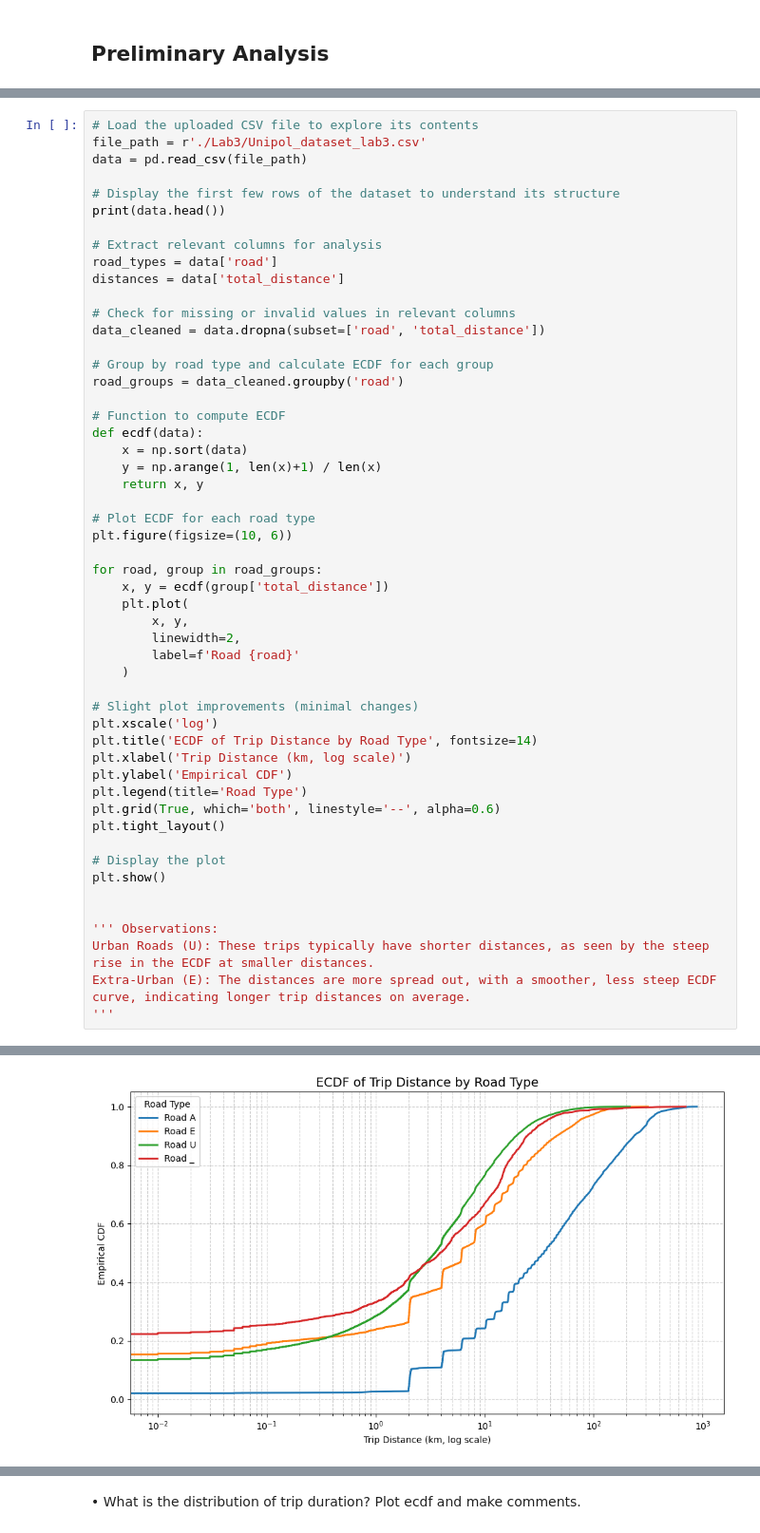
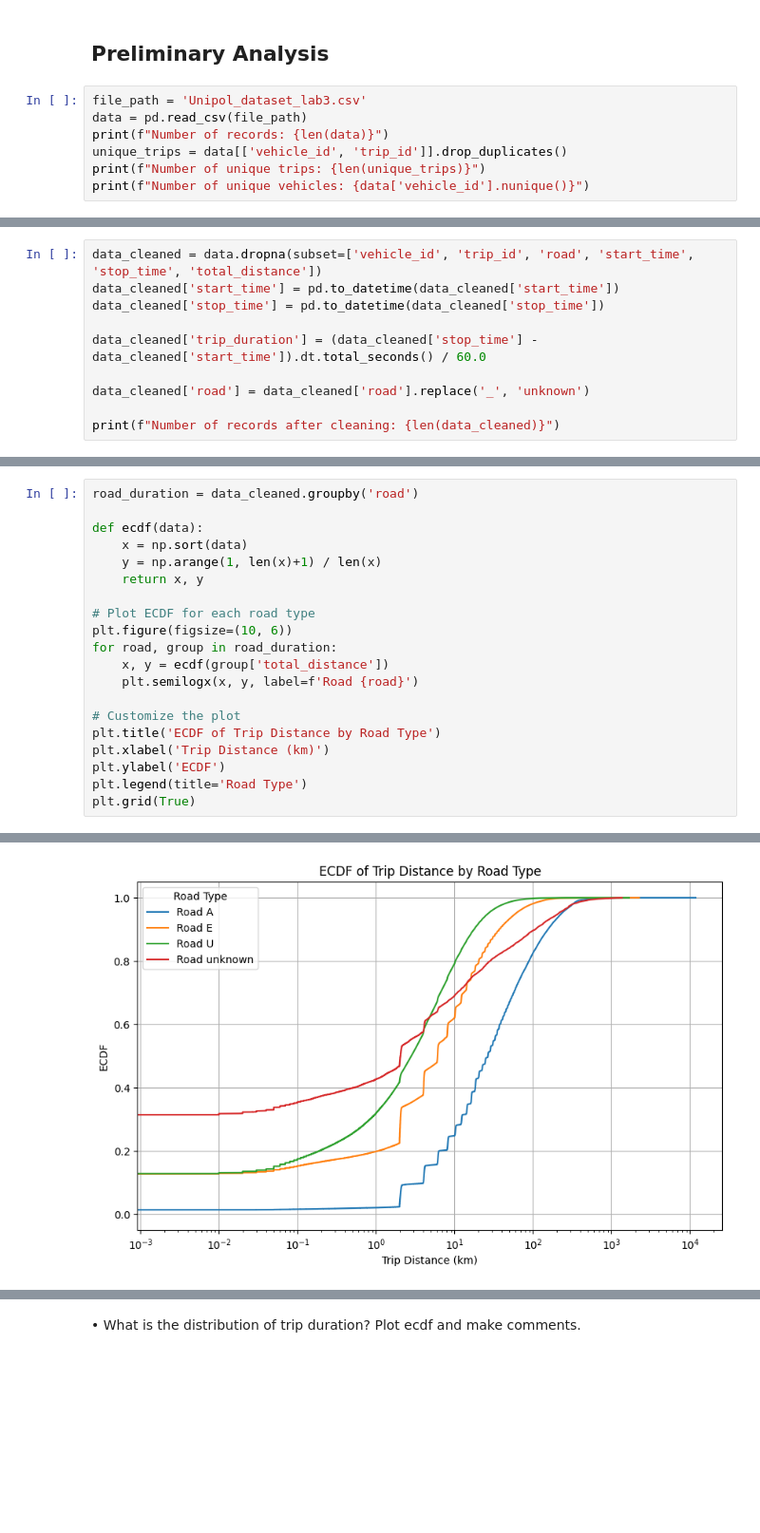
Before and after one commit to CavaWasTaken/SmartMobility, a Jupyter notebook: Labs/Lab3/LAB_3.ipynb, the cells around one changed output, grey strips where cells are left out. Shown at 95% size. Saved outputs shown, nothing was run; the diff lists cells and outputs as text; blank space fills up the shorter version.

Commit message:
updated first part

```diff
--- a/Labs/Lab3/LAB_3.ipynb
+++ b/Labs/Lab3/LAB_3.ipynb
@@ -15,2 +15,9 @@ from datetime import datetime, timedelta
 # %% [markdown]
 ## Preliminary Analysis
+# %%
+file_path = 'Unipol_dataset_lab3.csv'
+data = pd.read_csv(file_path)
+print(f"Number of records: {len(data)}")
+unique_trips = data[['vehicle_id', 'trip_id']].drop_duplicates()
+print(f"Number of unique trips: {len(unique_trips)}")
+print(f"Number of unique vehicles: {data['vehicle_id'].nunique()}")
@@ -16,0 +50,10 @@ from datetime import datetime, timedelta
+# %%
+data_cleaned = data.dropna(subset=['vehicle_id', 'trip_id', 'road', 'start_time', 'stop_time', 'total_distance'])
+data_cleaned['start_time'] = pd.to_datetime(data_cleaned['start_time'])
+data_cleaned['stop_time'] = pd.to_datetime(data_cleaned['stop_time'])
+
+data_cleaned['trip_duration'] = (data_cleaned['stop_time'] - data_cleaned['start_time']).dt.total_seconds() / 60.0
+
+data_cleaned['road'] = data_cleaned['road'].replace('_', 'unknown')
+
+print(f"Number of records after cleaning: {len(data_cleaned)}")
@@ -20,23 +63,7 @@ To get familiar with the dataset and remove the outliers.
 • What is the distribution of trip distance of different types of roads? Plot ecdf and make comments.
 # %%
-# Load the uploaded CSV file to explore its contents
-file_path = r'./Lab3/Unipol_dataset_lab3.csv'
-data = pd.read_csv(file_path)
+road_duration = data_cleaned.groupby('road')
 
-# Display the first few rows of the dataset to understand its structure
-print(data.head())
-
-# Extract relevant columns for analysis
-road_types = data['road']
-distances = data['total_distance']
-
-# Check for missing or invalid values in relevant columns
-data_cleaned = data.dropna(subset=['road', 'total_distance'])
-
-# Group by road type and calculate ECDF for each group
-road_groups = data_cleaned.groupby('road')
-
-# Function to compute ECDF
 def ecdf(data):
     x = np.sort(data)
     y = np.arange(1, len(x)+1) / len(x)
@@ -44,30 +71,14 @@ def ecdf(data):
 
 # Plot ECDF for each road type
 plt.figure(figsize=(10, 6))
+for road, group in road_duration:
+    x, y = ecdf(group['total_distance'])
+    plt.semilogx(x, y, label=f'Road {road}')
 
-for road, group in road_groups:
-    x, y = ecdf(group['total_distance'])
-    plt.plot(
-        x, y,
-        linewidth=2,
-        label=f'Road {road}'
-    )
-
-# Slight plot improvements (minimal changes)
-plt.xscale('log')
-plt.title('ECDF of Trip Distance by Road Type', fontsize=14)
-plt.xlabel('Trip Distance (km, log scale)')
-plt.ylabel('Empirical CDF')
+# Customize the plot
+plt.title('ECDF of Trip Distance by Road Type')
+plt.xlabel('Trip Distance (km)')
+plt.ylabel('ECDF')
 plt.legend(title='Road Type')
-plt.grid(True, which='both', linestyle='--', alpha=0.6)
-plt.tight_layout()
-
-# Display the plot
-plt.show()
-
-
-''' Observations:
-Urban Roads (U): These trips typically have shorter distances, as seen by the steep rise in the ECDF at smaller distances.
-Extra-Urban (E): The distances are more spread out, with a smoother, less steep ECDF curve, indicating longer trip distances on average.
-'''
+plt.grid(True)
 # %% [output]
@@ -87 +85 @@ Extra-Urban (E): The distances are more spread out, with a smoother, less steep
-[figure, old version]
+[figure, new version]
```
Also changed, not shown: parts of 54 cells of this notebook, 3 other files.
